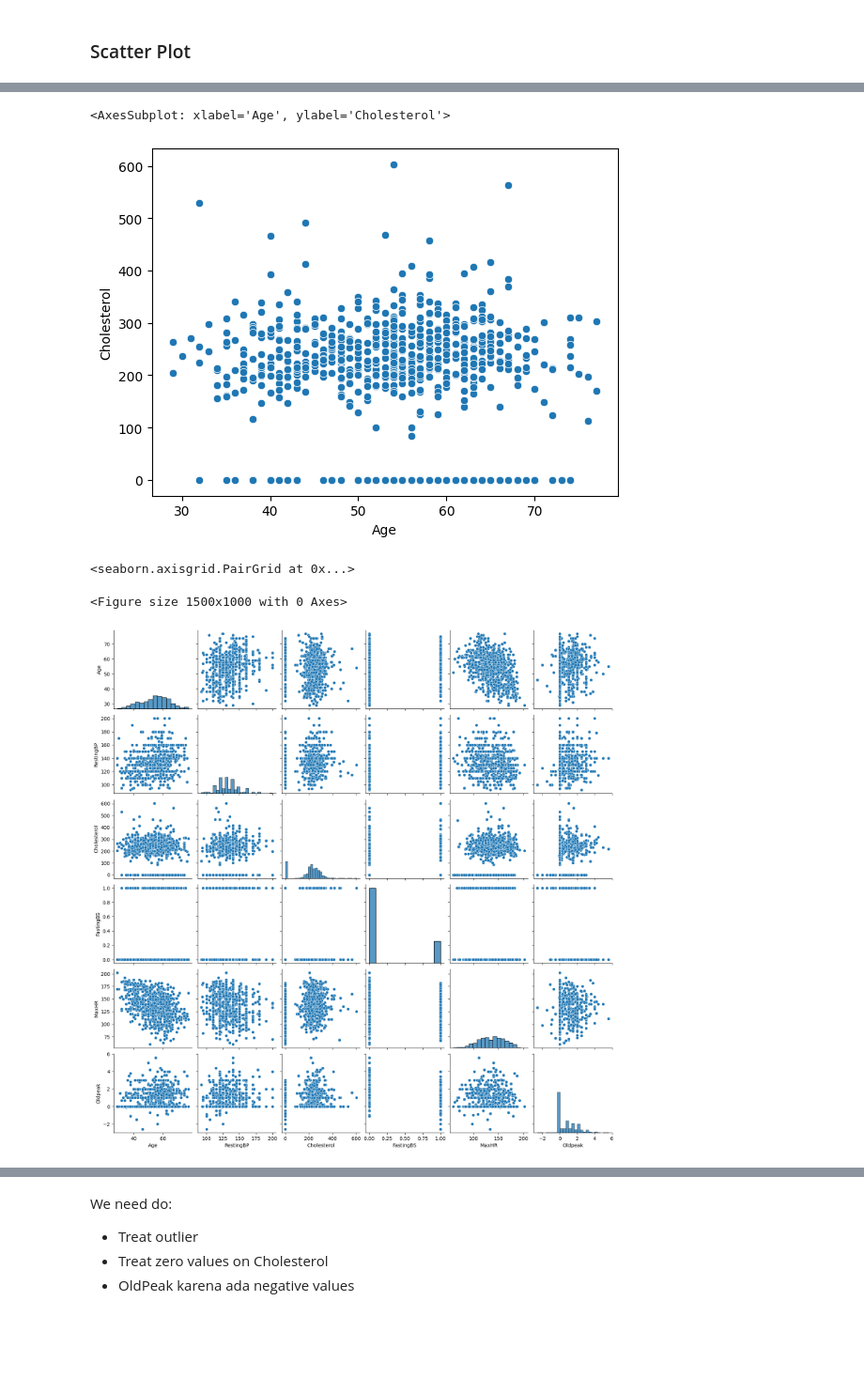
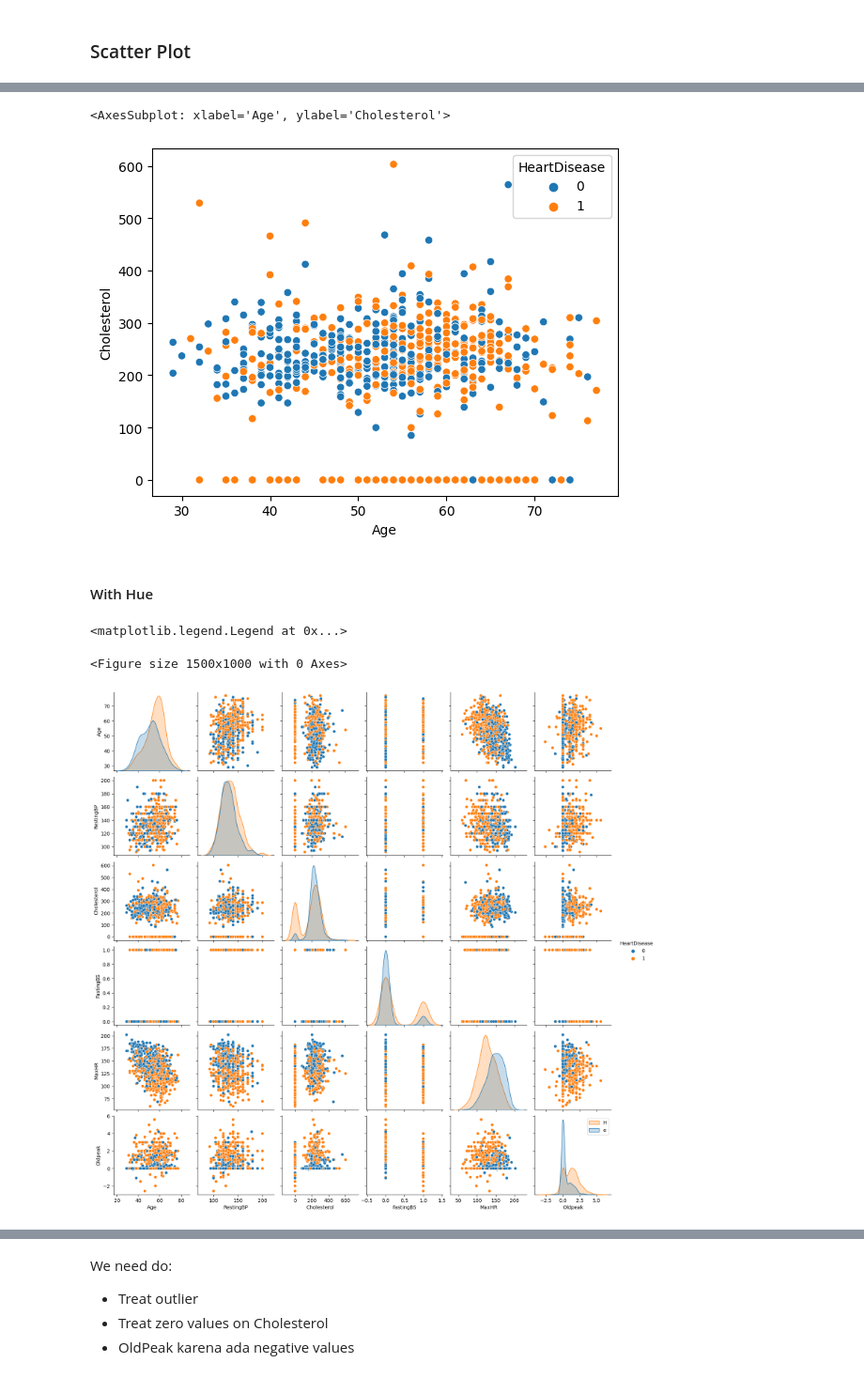
Before and after one commit to shandytp/heart_failure_prediction, a Jupyter notebook: modeling-logistic-regression.ipynb, the cells around one changed output, grey strips where cells are left out. Shown at 94% size. Drawn from its saved outputs; the diff is of its cells as text; code cells hidden in the pictures; blank space fills up the shorter version.

```diff
--- a/modeling-logistic-regression.ipynb
+++ b/modeling-logistic-regression.ipynb
@@ -220,12 +287,17 @@ for col_num in COLS_NUMS:
 # %%
-sns.scatterplot(data=X_train, x="Age", y="Cholesterol")
+sns.scatterplot(x=X_train["Age"], y=X_train["Cholesterol"], hue=y_train)
 # %% [output]
 <AxesSubplot: xlabel='Age', ylabel='Cholesterol'>
-[figure, old version]
+[figure, new version]
+# %%
+tst = pd.concat([X_train, y_train], axis=1)
+# %% [markdown]
+#### With Hue
 # %%
 plt.figure(figsize=(15,10))
-sns.pairplot(X_train)
+sns.pairplot(tst, hue="HeartDisease")
+plt.legend("HeartDisease")
 # %% [output]
-<seaborn.axisgrid.PairGrid at 0x...>
+<matplotlib.legend.Legend at 0x...>
 <Figure size 1500x1000 with 0 Axes>
-[figure, old version]
+[figure, new version]
```
Also changed, not shown: parts of 130 cells of this notebook.
